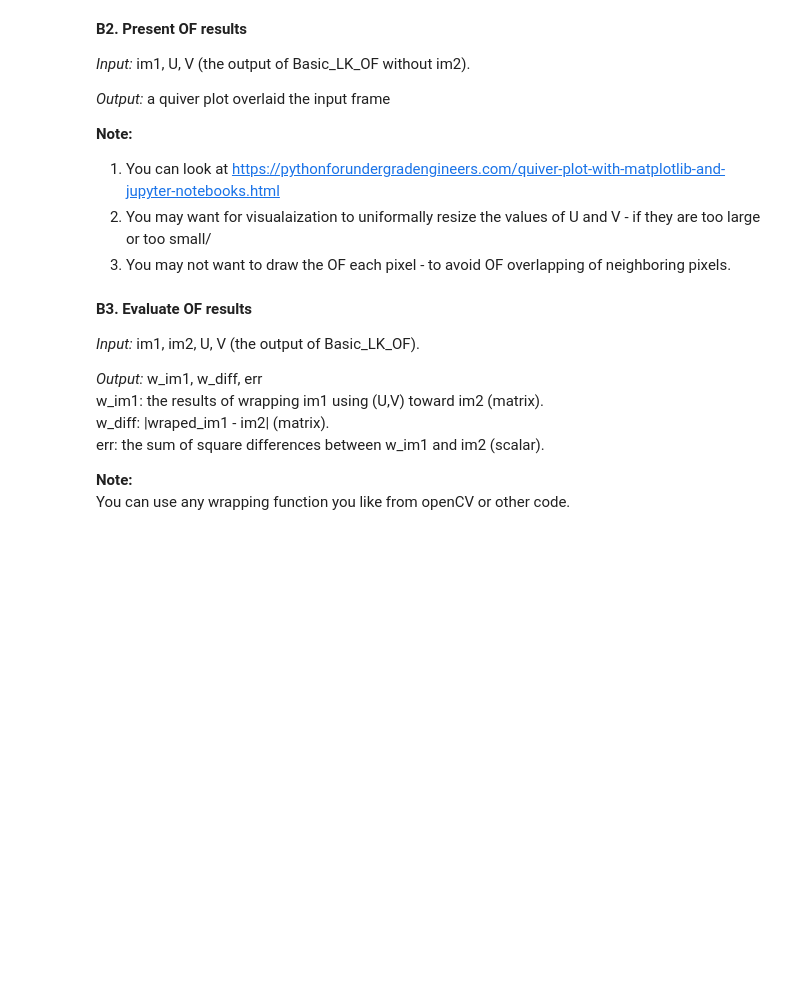
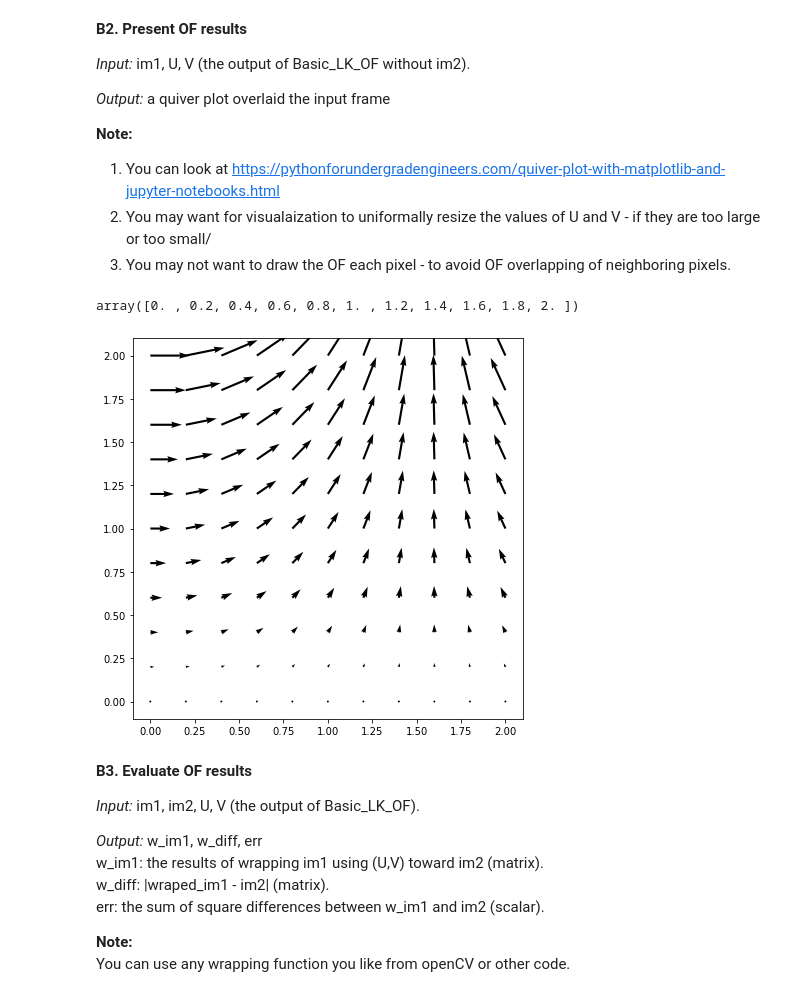
Before and after one commit to Nesher123/Computer-Vision, a Jupyter notebook: HW3/ofir.ipynb, the cells around one changed output. Saved outputs shown, nothing was run; the diff lists cells and outputs as text; code cells hidden in the pictures; blank space fills up the shorter version.

```diff
--- a/HW3/ofir.ipynb
+++ b/HW3/ofir.ipynb
@@ -435,3 +482,26 @@ B2_results = OF_plot_results(U,V,im1)
+# %%
+x = np.arange(0,2.2,0.2)
+y = np.arange(0,2.2,0.2)
+
+X, Y = np.meshgrid(x, y)
+u = np.cos(X)*Y
+v = np.sin(y)*Y
+
+
+fig, ax = plt.subplots(figsize=(7,7))
+ax.quiver(X,Y,u,v)
+
+# ax.xaxis.set_ticks([])
+# ax.yaxis.set_ticks([])
+# ax.axis([-0.2, 2.3, -0.2, 2.3])
+# ax.set_aspect('equal')
+
+# plt.show()
+Y.flatten()
+x
+# %% [output]
+array([0. , 0.2, 0.4, 0.6, 0.8, 1. , 1.2, 1.4, 1.6, 1.8, 2. ])
+[figure, added]
 # %% [markdown]
 **B3. Evaluate OF results**
 
```
Also changed, not shown: parts of 6 cells of this notebook.
